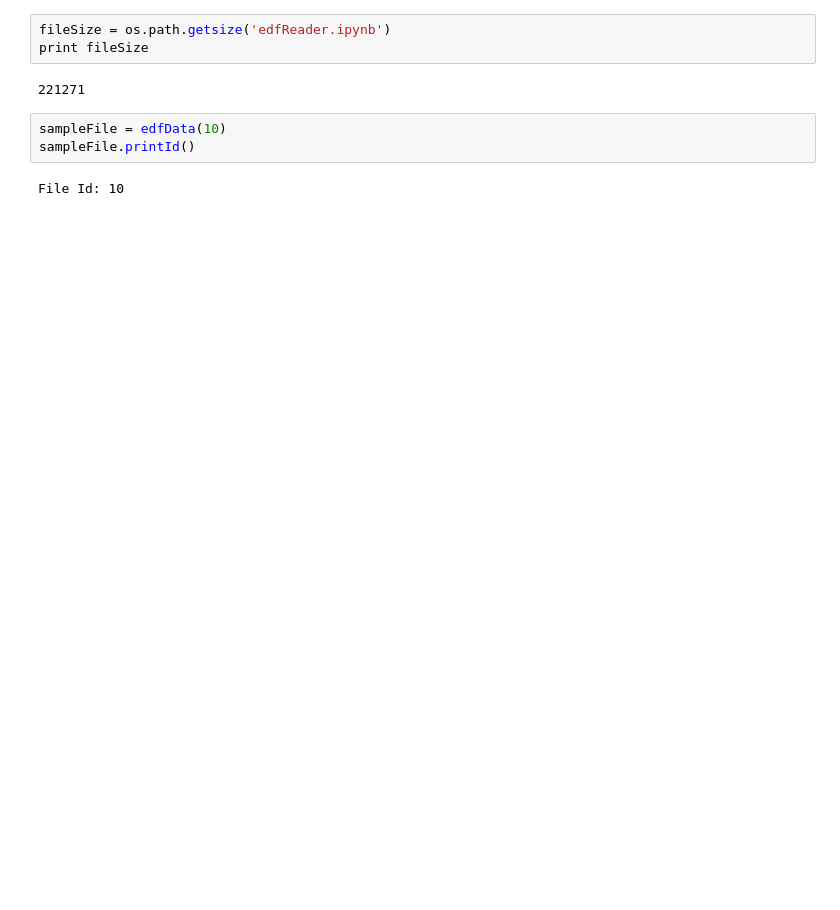
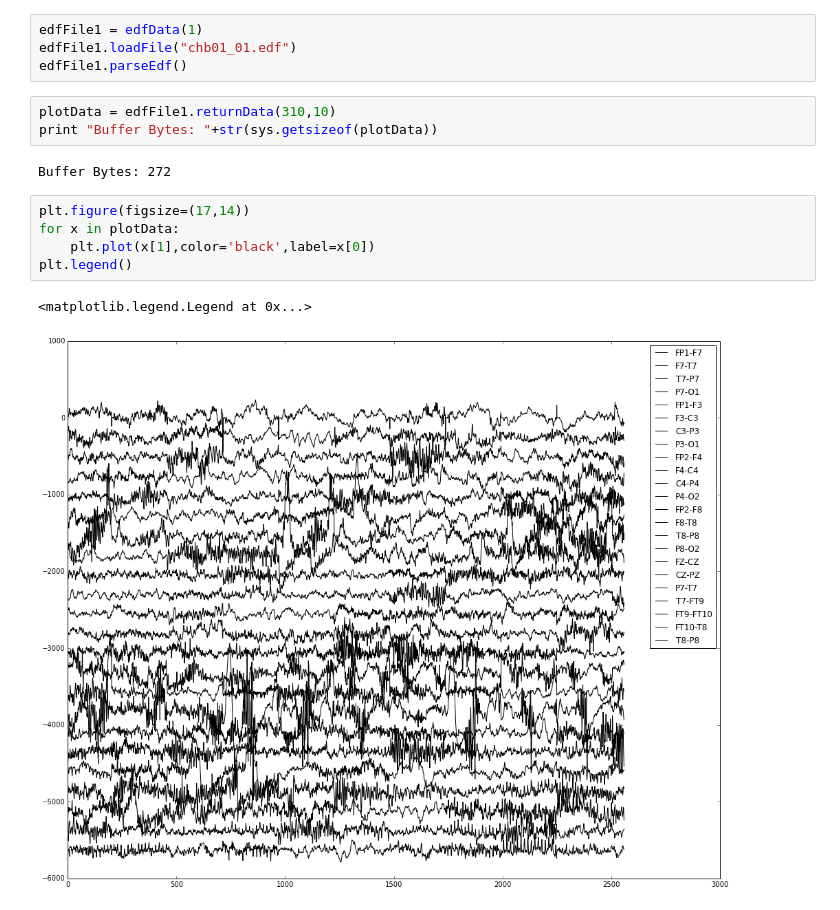
Before and after one commit to UC89/quantitativeEEG, a Jupyter notebook: edfReader.ipynb, the cells around one changed output. Saved outputs shown, nothing was run; the diff lists cells and outputs as text; blank space fills up the shorter version.

Commit message:
Add returnData(start,duration) method to edfFile object to return data for all channels for specified time period. Also added plot to test this."

```diff
--- a/edfReader.ipynb
+++ b/edfReader.ipynb
@@ -230,11 +212,18 @@ class edfData(object):
-# %%
-fileSize = os.path.getsize('edfReader.ipynb')
-print fileSize
-# %% [output]
-221271
-# %%
-sampleFile = edfData(10)
-sampleFile.printId()
-# %% [output]
-File Id: 10
+# %%
+edfFile1 = edfData(1)
+edfFile1.loadFile("chb01_01.edf")
+edfFile1.parseEdf()
+# %%
+plotData = edfFile1.returnData(310,10)
+print "Buffer Bytes: "+str(sys.getsizeof(plotData))
+# %% [output]
+Buffer Bytes: 272
+# %%
+plt.figure(figsize=(17,14))
+for x in plotData:
+    plt.plot(x[1],color='black',label=x[0])
+plt.legend()
+# %% [output]
+<matplotlib.legend.Legend at 0x...>
+[figure, added]
 # %%
```
Also changed, not shown: parts of 5 cells of this notebook.
